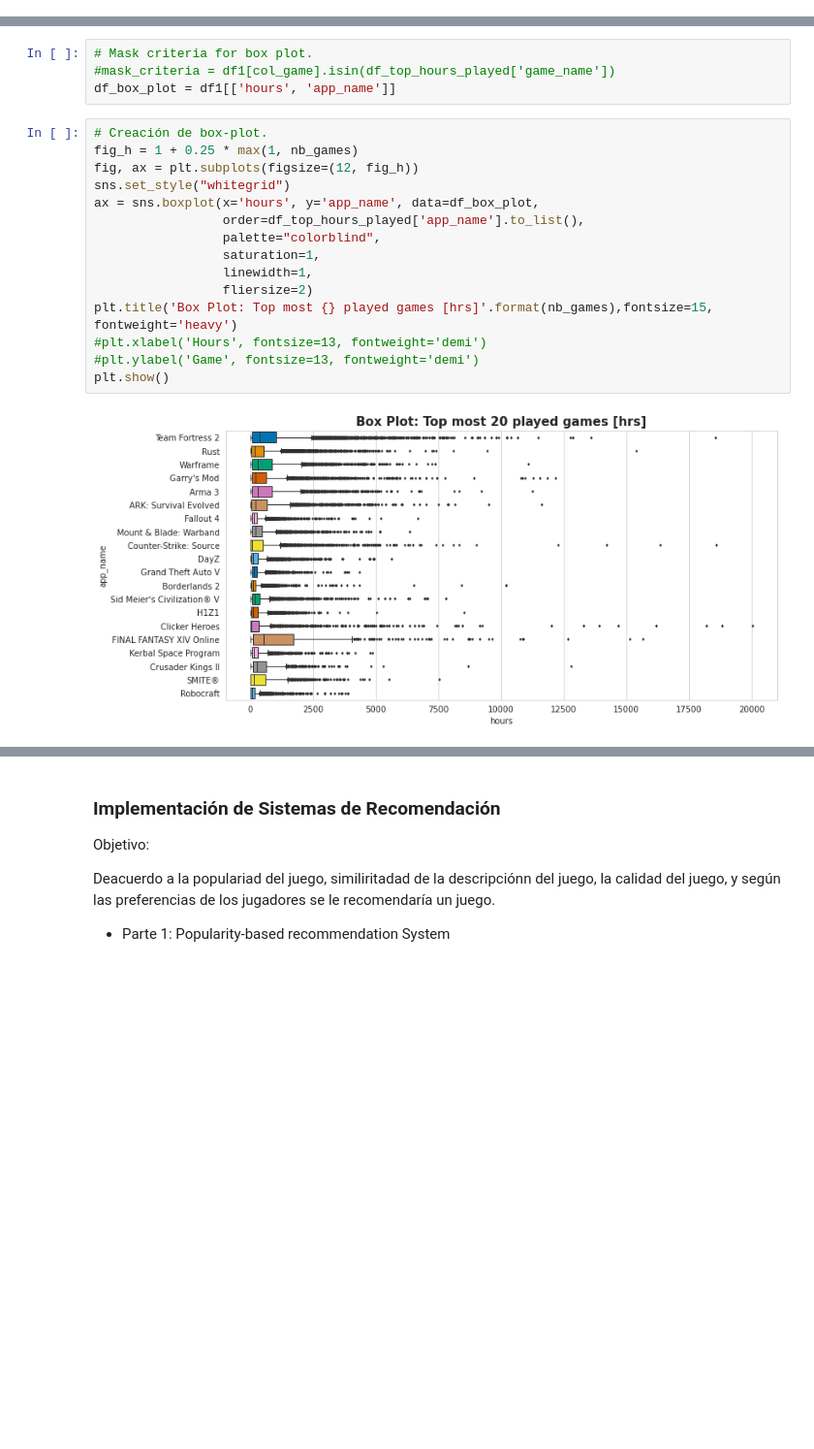
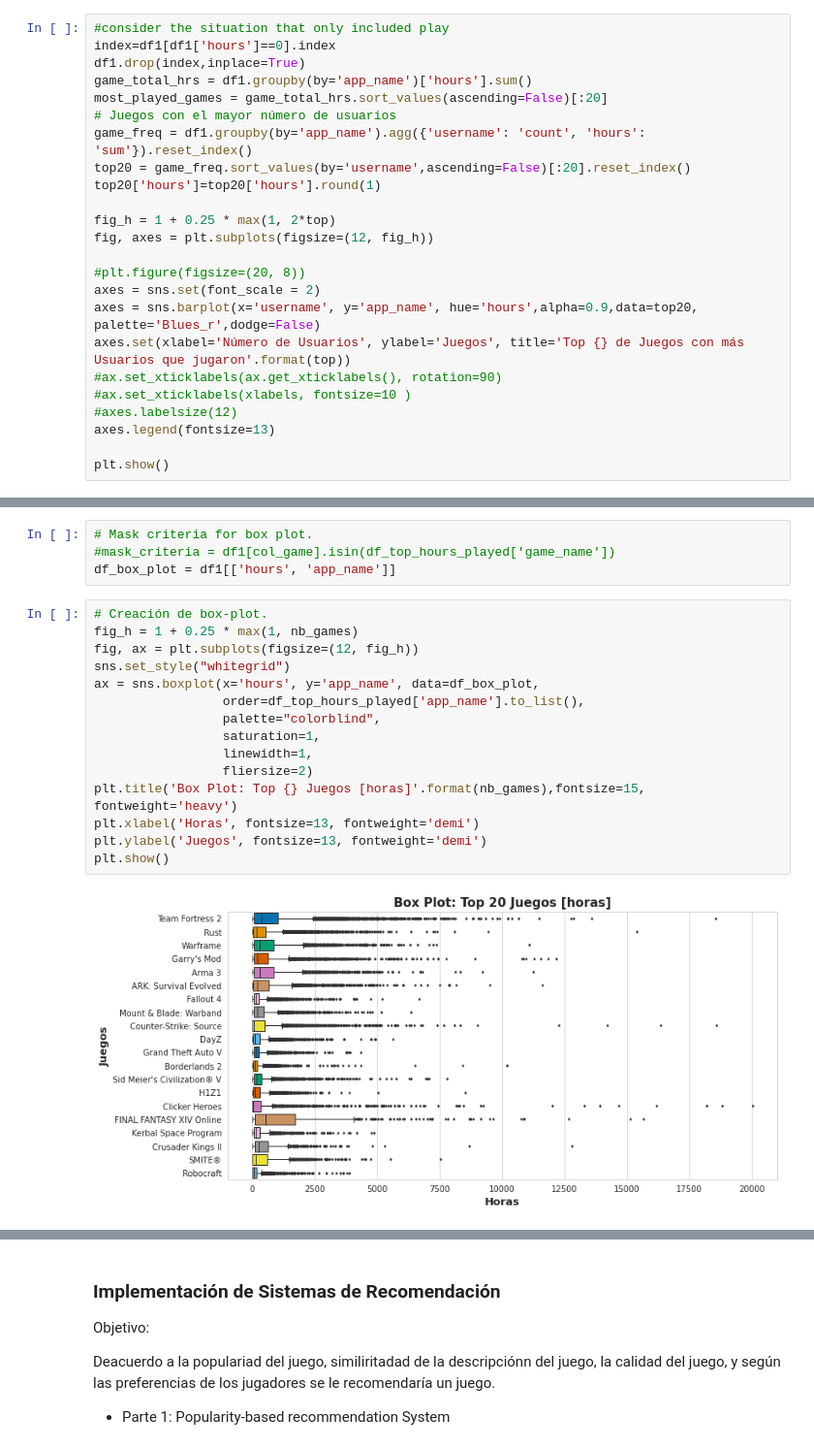
Before and after one commit to gonzalogperez/sistemas-recomendacion-steam, a Jupyter notebook: DS_Proyecto_03_SR.ipynb, the cells around one changed output, grey strips where cells are left out. Shown at 97% size. Saved outputs shown, nothing was run; the diff lists cells and outputs as text; blank space fills up the shorter version.

```diff
--- a/DS_Proyecto_03_SR.ipynb
+++ b/DS_Proyecto_03_SR.ipynb
@@ -272,0 +336,24 @@ df1
+# %%
+#consider the situation that only included play
+index=df1[df1['hours']==0].index
+df1.drop(index,inplace=True)
+game_total_hrs = df1.groupby(by='app_name')['hours'].sum()
+most_played_games = game_total_hrs.sort_values(ascending=False)[:20]
+# Juegos con el mayor número de usuarios
+game_freq = df1.groupby(by='app_name').agg({'username': 'count', 'hours': 'sum'}).reset_index()
+top20 = game_freq.sort_values(by='username',ascending=False)[:20].reset_index()
+top20['hours']=top20['hours'].round(1)
+
+fig_h = 1 + 0.25 * max(1, 2*top)
+fig, axes = plt.subplots(figsize=(12, fig_h))
+
+#plt.figure(figsize=(20, 8))
+axes = sns.set(font_scale = 2)
+axes = sns.barplot(x='username', y='app_name', hue='hours',alpha=0.9,data=top20, palette='Blues_r',dodge=False)
+axes.set(xlabel='Número de Usuarios', ylabel='Juegos', title='Top {} de Juegos con más Usuarios que jugaron'.format(top))
+#ax.set_xticklabels(ax.get_xticklabels(), rotation=90)
+#ax.set_xticklabels(xlabels, fontsize=10 )
+#axes.labelsize(12)
+axes.legend(fontsize=13)
+
+plt.show()
@@ -322,17 +408,17 @@ df_box_plot = df1[['hours', 'app_name']]
 # %%
 # Creación de box-plot.
 fig_h = 1 + 0.25 * max(1, nb_games)
 fig, ax = plt.subplots(figsize=(12, fig_h))
 sns.set_style("whitegrid")
 ax = sns.boxplot(x='hours', y='app_name', data=df_box_plot,
                  order=df_top_hours_played['app_name'].to_list(),
                  palette="colorblind",
                  saturation=1,
                  linewidth=1,
                  fliersize=2)
-plt.title('Box Plot: Top most {} played games [hrs]'.format(nb_games),fontsize=15, fontweight='heavy')
-#plt.xlabel('Hours', fontsize=13, fontweight='demi')
-#plt.ylabel('Game', fontsize=13, fontweight='demi')
+plt.title('Box Plot: Top {} Juegos [horas]'.format(nb_games),fontsize=15, fontweight='heavy')
+plt.xlabel('Horas', fontsize=13, fontweight='demi')
+plt.ylabel('Juegos', fontsize=13, fontweight='demi')
 plt.show()
 # %% [output]
-[figure, old version]
+[figure, new version]
```
Also changed, not shown: parts of 9 cells of this notebook.
